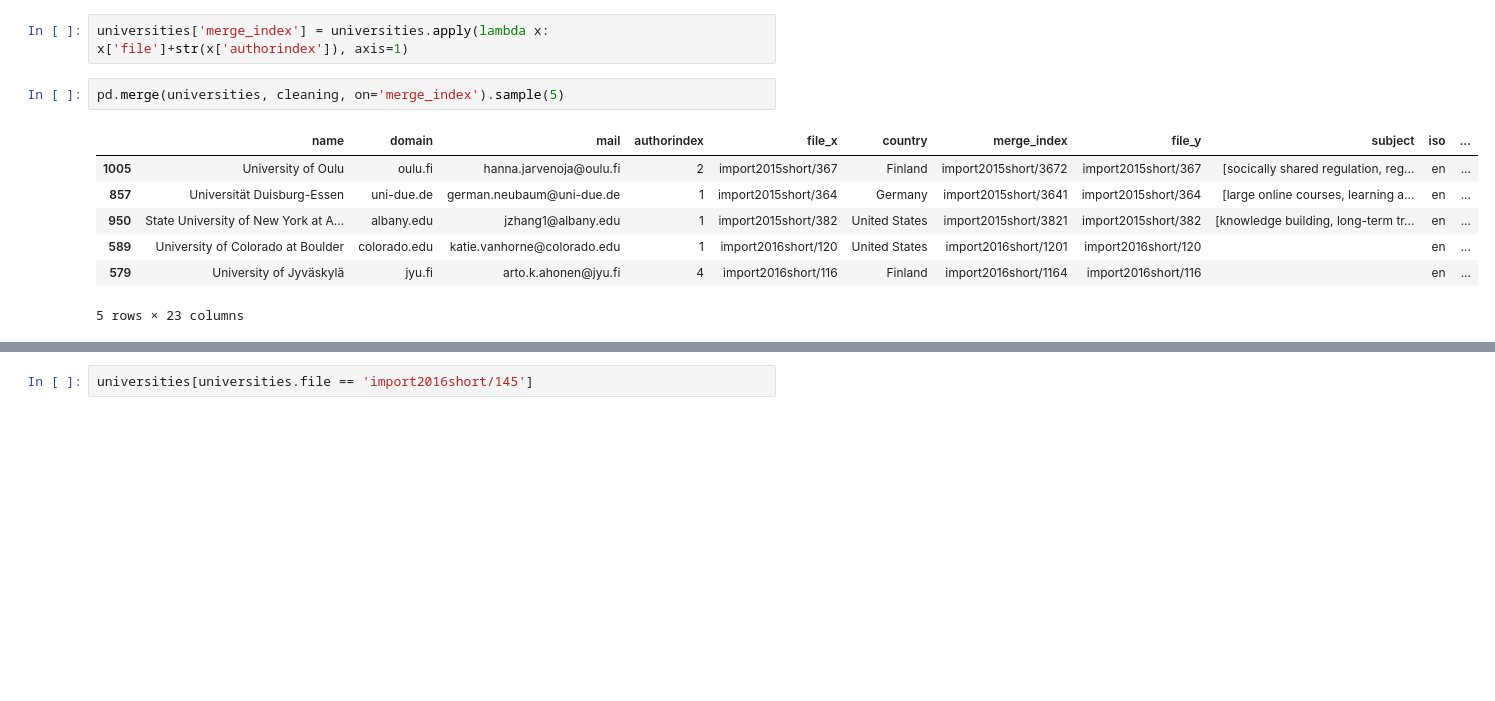
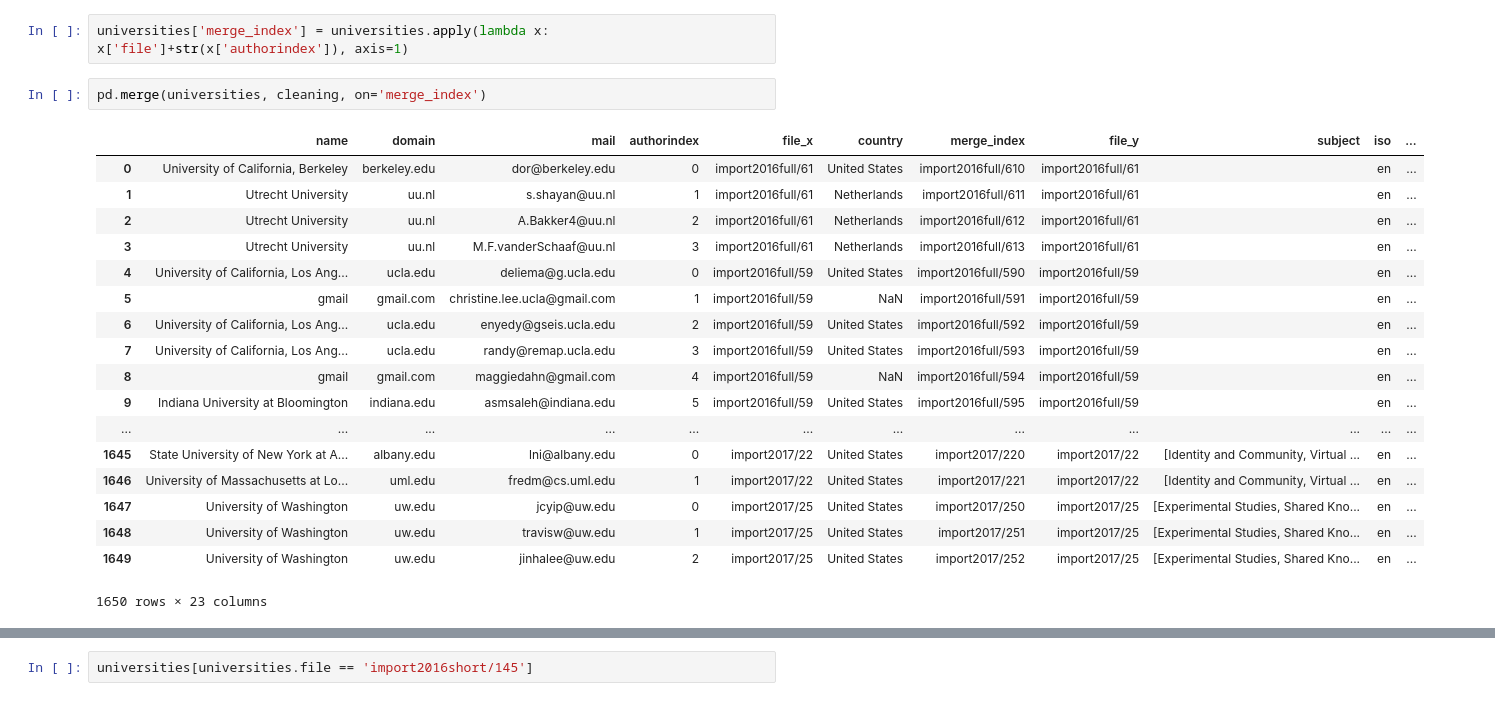
Before and after one commit to nourabassi/semester-project, a Jupyter notebook: extraction.ipynb, the cells around one changed output, grey strips where cells are left out. Cells and saved outputs as stored; diff of their text form; blank space fills up the shorter version.

```diff
--- a/extraction.ipynb
+++ b/extraction.ipynb
@@ -263,12 +263,23 @@ universities.head()
 # %%
 universities['merge_index'] = universities.apply(lambda x: x['file']+str(x['authorindex']), axis=1)
 # %%
-pd.merge(universities, cleaning, on='merge_index').sample(5)
+pd.merge(universities, cleaning, on='merge_index')
 # %% [output]
 |  | name | domain | mail | authorindex | file_x | country | merge_index | file_y | subject | iso | ... |
-| 1005 | University of Oulu | oulu.fi | hanna.jarvenoja@oulu.fi | 2 | import2015short/367 | Finland | import2015short/3672 | import2015short/367 | [socically shared regulation, reg... | en | ... |
-| 857 | Universität Duisburg-Essen | uni-due.de | german.neubaum@uni-due.de | 1 | import2015short/364 | Germany | import2015short/3641 | import2015short/364 | [large online courses, learning a... | en | ... |
-| 950 | State University of New York at A... | albany.edu | jzhang1@albany.edu | 1 | import2015short/382 | United States | import2015short/3821 | import2015short/382 | [knowledge building, long-term tr... | en | ... |
-| 589 | University of Colorado at Boulder | colorado.edu | katie.vanhorne@colorado.edu | 1 | import2016short/120 | United States | import2016short/1201 | import2016short/120 |  | en | ... |
-| 579 | University of Jyväskylä | jyu.fi | arto.k.ahonen@jyu.fi | 4 | import2016short/116 | Finland | import2016short/1164 | import2016short/116 |  | en | ... |
+| 0 | University of California, Berkeley | berkeley.edu | dor@berkeley.edu | 0 | import2016full/61 | United States | import2016full/610 | import2016full/61 |  | en | ... |
+| 1 | Utrecht University | uu.nl | s.shayan@uu.nl | 1 | import2016full/61 | Netherlands | import2016full/611 | import2016full/61 |  | en | ... |
+| 2 | Utrecht University | uu.nl | A.Bakker4@uu.nl | 2 | import2016full/61 | Netherlands | import2016full/612 | import2016full/61 |  | en | ... |
+| 3 | Utrecht University | uu.nl | M.F.vanderSchaaf@uu.nl | 3 | import2016full/61 | Netherlands | import2016full/613 | import2016full/61 |  | en | ... |
+| 4 | University of California, Los Ang... | ucla.edu | deliema@g.ucla.edu | 0 | import2016full/59 | United States | import2016full/590 | import2016full/59 |  | en | ... |
+| 5 | gmail | gmail.com | christine.lee.ucla@gmail.com | 1 | import2016full/59 | NaN | import2016full/591 | import2016full/59 |  | en | ... |
+| 6 | University of California, Los Ang... | ucla.edu | enyedy@gseis.ucla.edu | 2 | import2016full/59 | United States | import2016full/592 | import2016full/59 |  | en | ... |
+| 7 | University of California, Los Ang... | ucla.edu | randy@remap.ucla.edu | 3 | import2016full/59 | United States | import2016full/593 | import2016full/59 |  | en | ... |
+| 8 | gmail | gmail.com | maggiedahn@gmail.com | 4 | import2016full/59 | NaN | import2016full/594 | import2016full/59 |  | en | ... |
+| 9 | Indiana University at Bloomington | indiana.edu | asmsaleh@indiana.edu | 5 | import2016full/59 | United States | import2016full/595 | import2016full/59 |  | en | ... |
+| ... | ... | ... | ... | ... | ... | ... | ... | ... | ... | ... | ... |
+| 1645 | State University of New York at A... | albany.edu | lni@albany.edu | 0 | import2017/22 | United States | import2017/220 | import2017/22 | [Identity and Community, Virtual ... | en | ... |
+| 1646 | University of Massachusetts at Lo... | uml.edu | fredm@cs.uml.edu | 1 | import2017/22 | United States | import2017/221 | import2017/22 | [Identity and Community, Virtual ... | en | ... |
+| 1647 | University of Washington | uw.edu | jcyip@uw.edu | 0 | import2017/25 | United States | import2017/250 | import2017/25 | [Experimental Studies, Shared Kno... | en | ... |
+| 1648 | University of Washington | uw.edu | travisw@uw.edu | 1 | import2017/25 | United States | import2017/251 | import2017/25 | [Experimental Studies, Shared Kno... | en | ... |
+| 1649 | University of Washington | uw.edu | jinhalee@uw.edu | 2 | import2017/25 | United States | import2017/252 | import2017/25 | [Experimental Studies, Shared Kno... | en | ... |
-5 rows × 23 columns
+1650 rows × 23 columns
```
Also changed, not shown: parts of 38 cells of this notebook, 11 other files.
